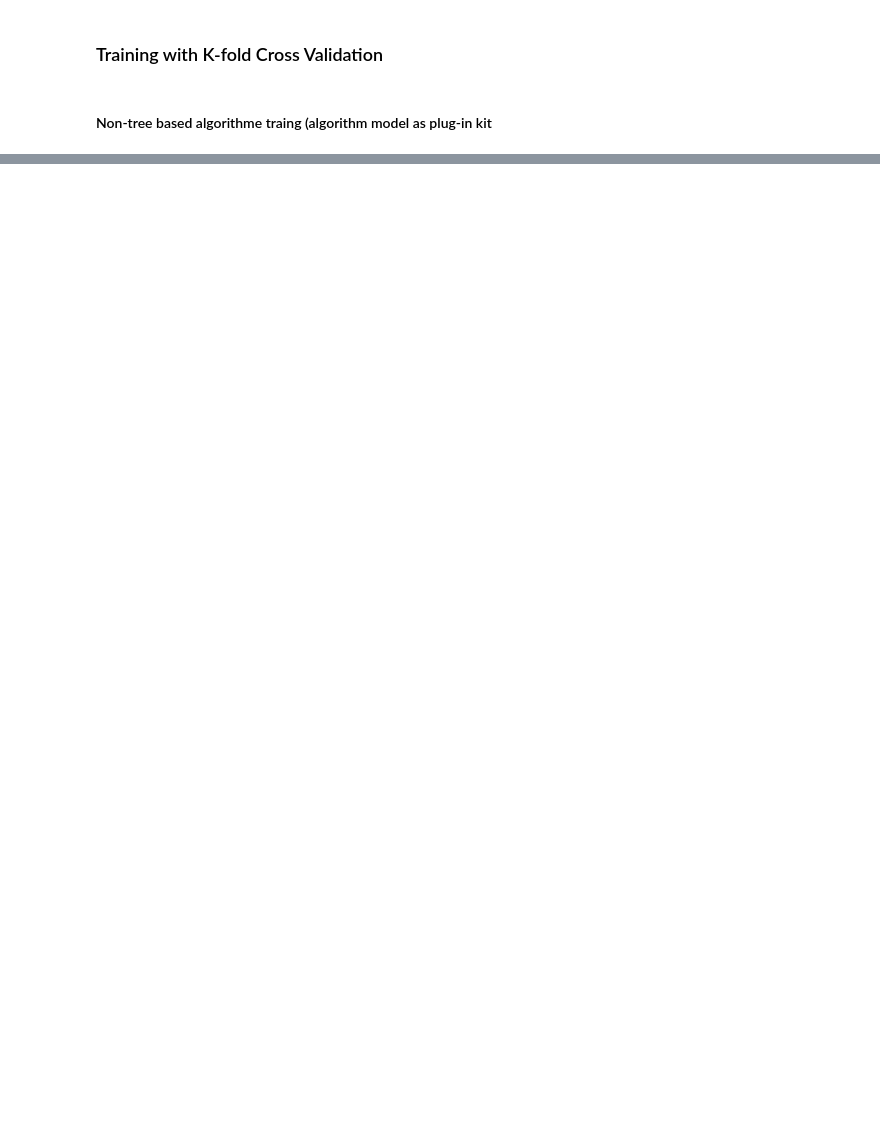
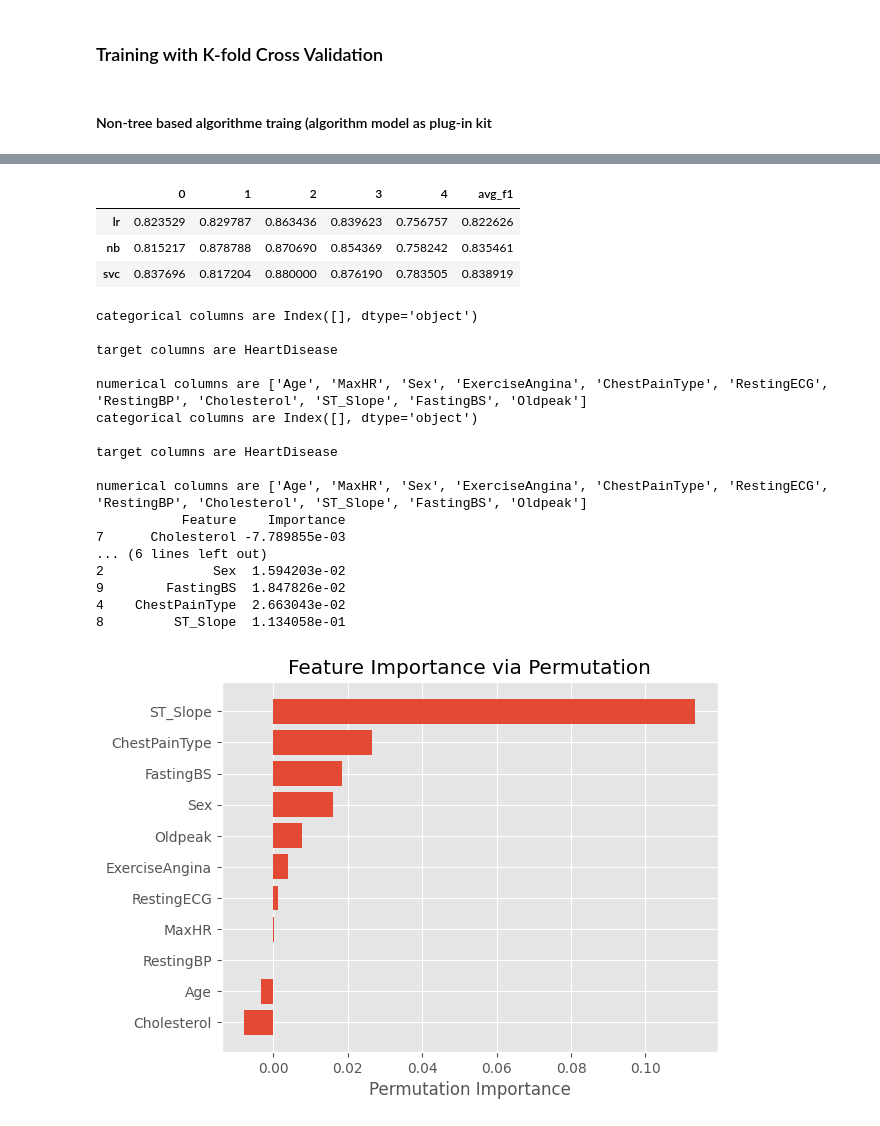
Before and after one commit to ShawnLiu119/Coding_test_modeling_template, a Jupyter notebook: Coding_Test_Template_Classification.ipynb, the cells around one changed output, grey strips where cells are left out. Drawn from its saved outputs; the diff is of its cells as text; code cells hidden in the pictures; blank space fills up the shorter version.

```diff
--- a/Coding_Test_Template_Classification.ipynb
+++ b/Coding_Test_Template_Classification.ipynb
@@ -397,6 +408,6 @@ AttributeError: 'GaussianNB' object has no attribute 'feature_log_prob_'
 # %%
 model = lr_model()
-notree_train(df, 'HeartDisease', model )
+result_lr = notree_train(df, 'HeartDisease', model )
 # %% [output]
 categorical columns are Index([], dtype='object')
 
@@ -424,0 +429,3 @@ The accuracy for Fold 5 : 0.76116879980681
+# %%
+model = svc_model()
+result_svc = notree_train(df, 'HeartDisease', model )
@@ -424,0 +450,69 @@ The accuracy for Fold 5 : 0.76116879980681
+# %%
+#decide the best model for notree algorithems
+result_dic = {
+    'lr': result_lr,
+    'nb': result_nb,
+    'svc': result_svc
+}
+
+result_df = pd.DataFrame(result_dic).T
+result_df['avg_f1'] = result_df.mean(axis=1)
+result_df
+# %% [output]
+|  | 0 | 1 | 2 | 3 | 4 | avg_f1 |
+| lr | 0.823529 | 0.829787 | 0.863436 | 0.839623 | 0.756757 | 0.822626 |
+| nb | 0.815217 | 0.878788 | 0.870690 | 0.854369 | 0.758242 | 0.835461 |
+| svc | 0.837696 | 0.817204 | 0.880000 | 0.876190 | 0.783505 | 0.838919 |
+# %%
+#develop the model and find the feature importance
+from sklearn.model_selection import train_test_split
+from sklearn.metrics import accuracy_score, f1_score
+from sklearn.inspection import permutation_importance
+import matplotlib.pyplot as plt
+
+def feature_imp(df, target, model):
+
+    df_1 = data_prep_notree(df, target) #df here need to include target as a column
+    x_cols = list(set(df_1.columns) - set([target])) #target need to be a list, otherwise data leakage
+
+    X = df_1.loc[:,x_cols]
+    y = df_1.loc[:,target]
+
+    X_train, X_test, y_train, y_test = train_test_split(X, y, test_size=0.2, random_state=42)
+    clf = model
+    clf.fit(X_train, y_train)
+
+    #find feature importance using permutation
+    perm_importance = permutation_importance(clf, X_test, y_test, n_repeats=30, random_state=42)
+    feature_names = X.columns  # Replace with your actual feature names
+    perm_importance_df = pd.DataFrame({'Feature': feature_names, 'Importance': perm_importance.importances_mean})
+    sorted_perm_importance = perm_importance_df.sort_values(by='Importance', ascending=True)
+    print(sorted_perm_importance)
+
+    #plot
+    plt.barh(sorted_perm_importance['Feature'], sorted_perm_importance['Importance'])
+    plt.xlabel('Permutation Importance')
+    plt.title('Feature Importance via Permutation')
+    plt.show()
+# %%
+model = svc_model()
+feature_imp(df, 'HeartDisease', model)
+# %% [output]
+categorical columns are Index([], dtype='object')
+
+target columns are HeartDisease
+
+numerical columns are ['Age', 'MaxHR', 'Sex', 'ExerciseAngina', 'ChestPainType', 'RestingECG', 'RestingBP', 'Cholesterol', 'ST_Slope', 'FastingBS', 'Oldpeak']
+categorical columns are Index([], dtype='object')
+
+target columns are HeartDisease
+
+numerical columns are ['Age', 'MaxHR', 'Sex', 'ExerciseAngina', 'ChestPainType', 'RestingECG', 'RestingBP', 'Cholesterol', 'ST_Slope', 'FastingBS', 'Oldpeak']
+           Feature    Importance
+7      Cholesterol -7.789855e-03
+... (6 lines left out)
+2              Sex  1.594203e-02
+9        FastingBS  1.847826e-02
+4    ChestPainType  2.663043e-02
+8         ST_Slope  1.134058e-01
+[figure, added]
```
Also changed, not shown: parts of 9 cells of this notebook.
